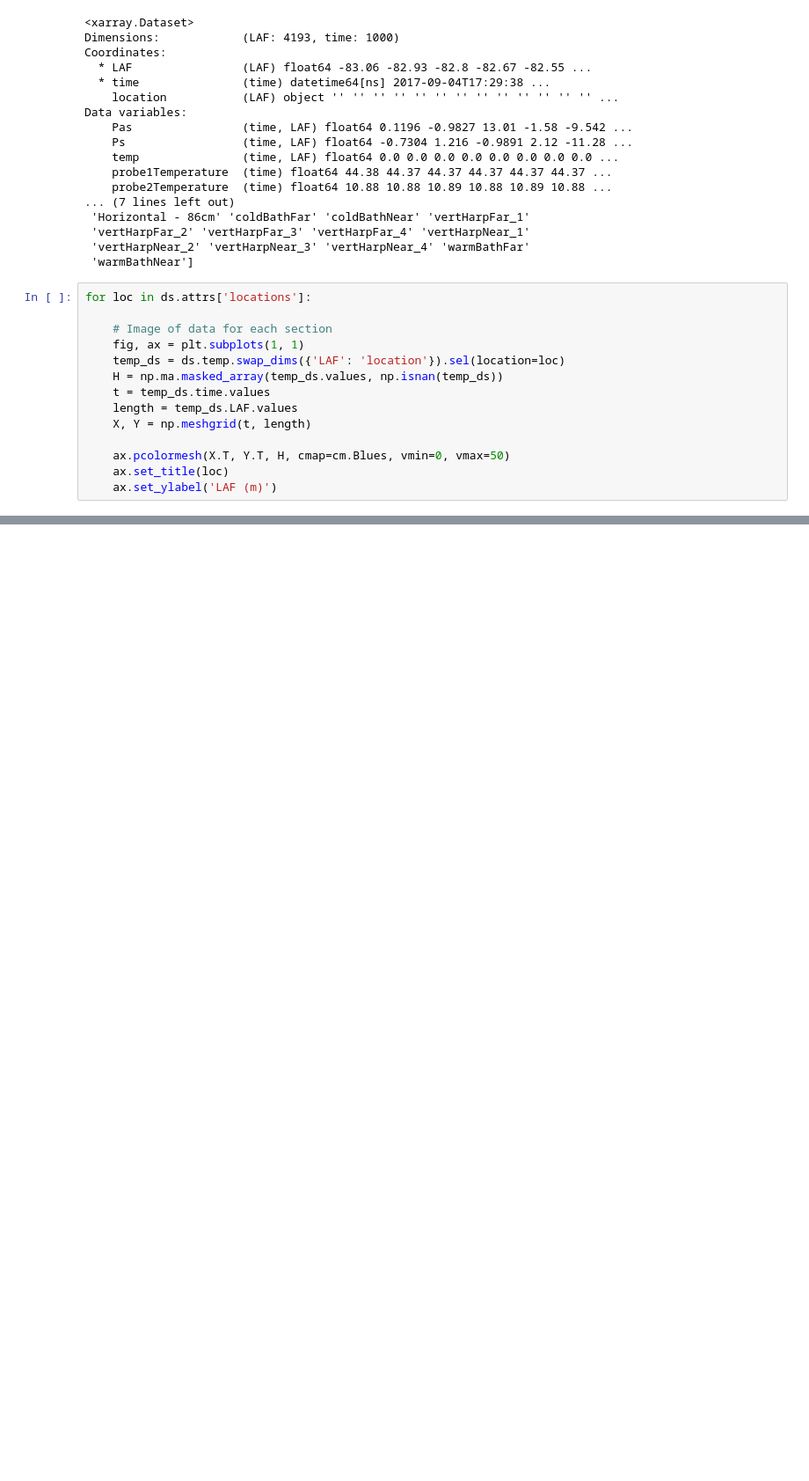
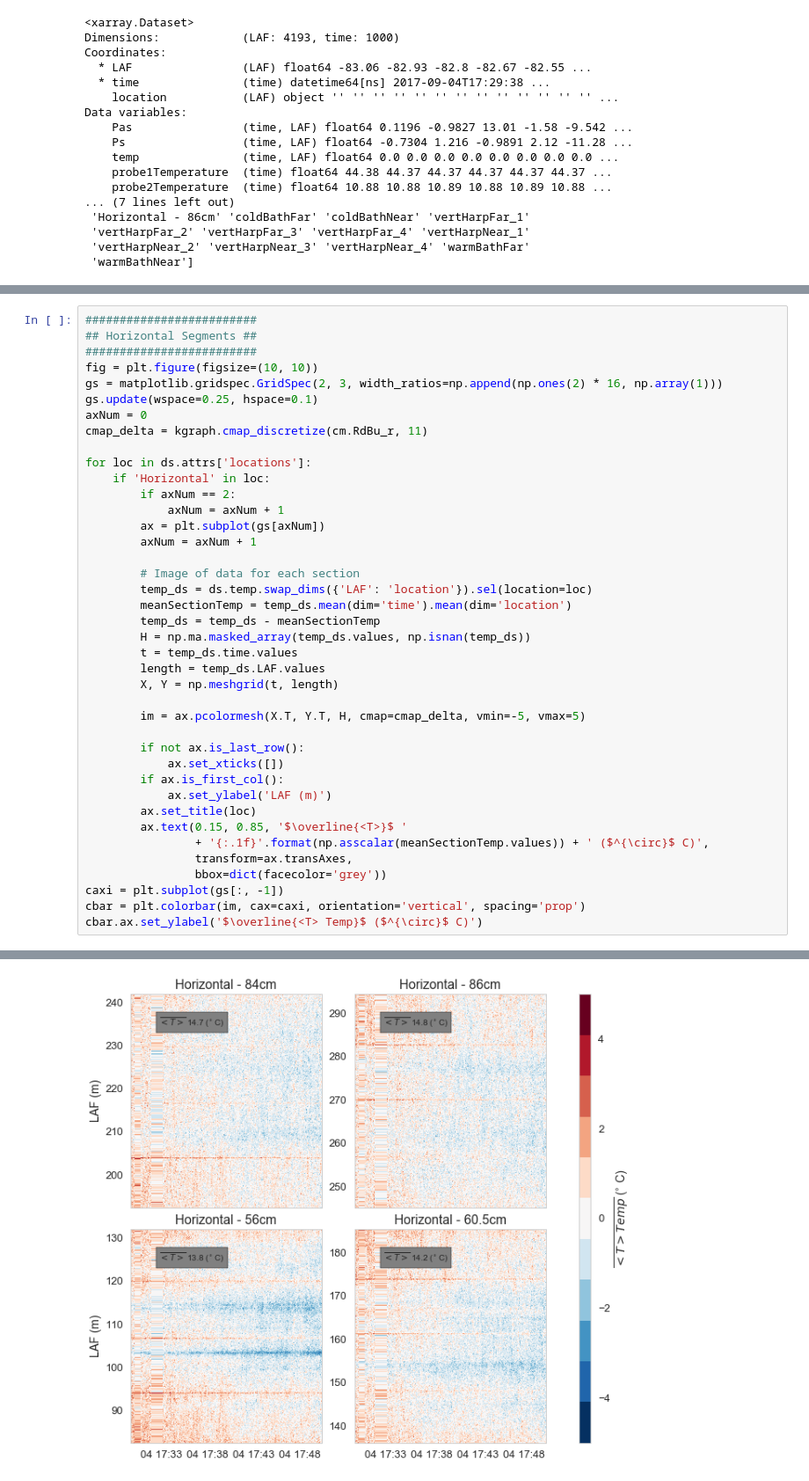
Before and after one commit to klapo/DTS, a Jupyter notebook: DTS.VertHarpSpectralExp.ipynb, the cells around one changed output, grey strips where cells are left out. Shown at 88% size. Saved outputs shown, nothing was run; the diff lists cells and outputs as text; blank space fills up the shorter version.

```diff
--- a/DTS.VertHarpSpectralExp.ipynb
+++ b/DTS.VertHarpSpectralExp.ipynb
@@ -222,17 +222,3 @@ Data variables:
  'vertHarpFar_2' 'vertHarpFar_3' 'vertHarpFar_4' 'vertHarpNear_1'
  'vertHarpNear_2' 'vertHarpNear_3' 'vertHarpNear_4' 'warmBathFar'
  'warmBathNear']
-# %%
-for loc in ds.attrs['locations']:
-
-    # Image of data for each section
-    fig, ax = plt.subplots(1, 1)
-    temp_ds = ds.temp.swap_dims({'LAF': 'location'}).sel(location=loc)
-    H = np.ma.masked_array(temp_ds.values, np.isnan(temp_ds))
-    t = temp_ds.time.values
-    length = temp_ds.LAF.values
-    X, Y = np.meshgrid(t, length)
-
-    ax.pcolormesh(X.T, Y.T, H, cmap=cm.Blues, vmin=0, vmax=50)
-    ax.set_title(loc)
-    ax.set_ylabel('LAF (m)')
@@ -295,0 +225,41 @@ print(x)
+# %%
+#########################
+## Horizontal Segments ##
+#########################
+fig = plt.figure(figsize=(10, 10))
+gs = matplotlib.gridspec.GridSpec(2, 3, width_ratios=np.append(np.ones(2) * 16, np.array(1)))
+gs.update(wspace=0.25, hspace=0.1)
+axNum = 0
+cmap_delta = kgraph.cmap_discretize(cm.RdBu_r, 11)
+
+for loc in ds.attrs['locations']:
+    if 'Horizontal' in loc:
+        if axNum == 2:
+            axNum = axNum + 1
+        ax = plt.subplot(gs[axNum])
+        axNum = axNum + 1
+
+        # Image of data for each section
+        temp_ds = ds.temp.swap_dims({'LAF': 'location'}).sel(location=loc)
+        meanSectionTemp = temp_ds.mean(dim='time').mean(dim='location')
+        temp_ds = temp_ds - meanSectionTemp
+        H = np.ma.masked_array(temp_ds.values, np.isnan(temp_ds))
+        t = temp_ds.time.values
+        length = temp_ds.LAF.values
+        X, Y = np.meshgrid(t, length)
+
+        im = ax.pcolormesh(X.T, Y.T, H, cmap=cmap_delta, vmin=-5, vmax=5)
+
+        if not ax.is_last_row():
+            ax.set_xticks([])
+        if ax.is_first_col():
+            ax.set_ylabel('LAF (m)')
+        ax.set_title(loc)
+        ax.text(0.15, 0.85, '$\overline{<T>}$ '
+                + '{:.1f}'.format(np.asscalar(meanSectionTemp.values)) + ' ($^{\circ}$ C)',
+                transform=ax.transAxes,
+                bbox=dict(facecolor='grey'))
+caxi = plt.subplot(gs[:, -1])
+cbar = plt.colorbar(im, cax=caxi, orientation='vertical', spacing='prop')
+cbar.ax.set_ylabel('$\overline{<T> Temp}$ ($^{\circ}$ C)')
+# %% [output]
@@ -295,0 +267 @@ print(x)
+[figure, added]
```
Also changed, not shown: parts of 19 cells of this notebook.
